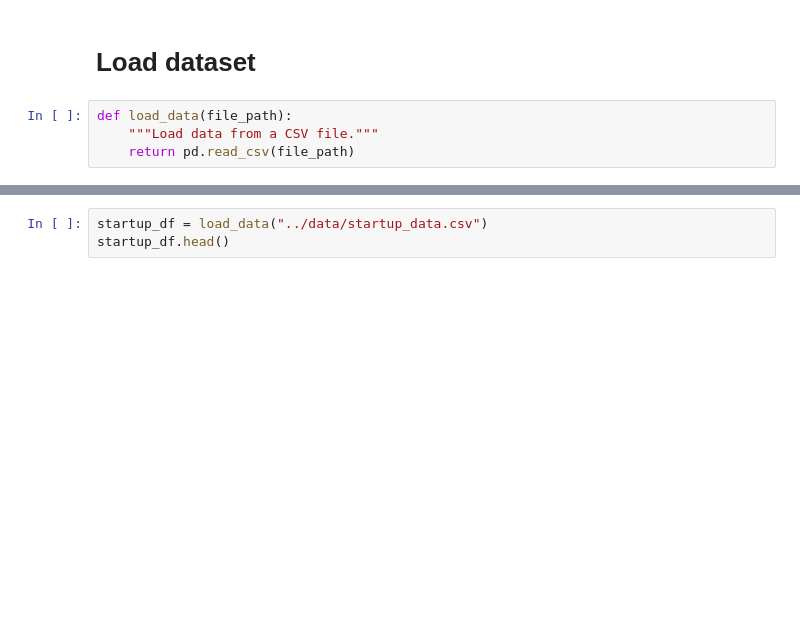
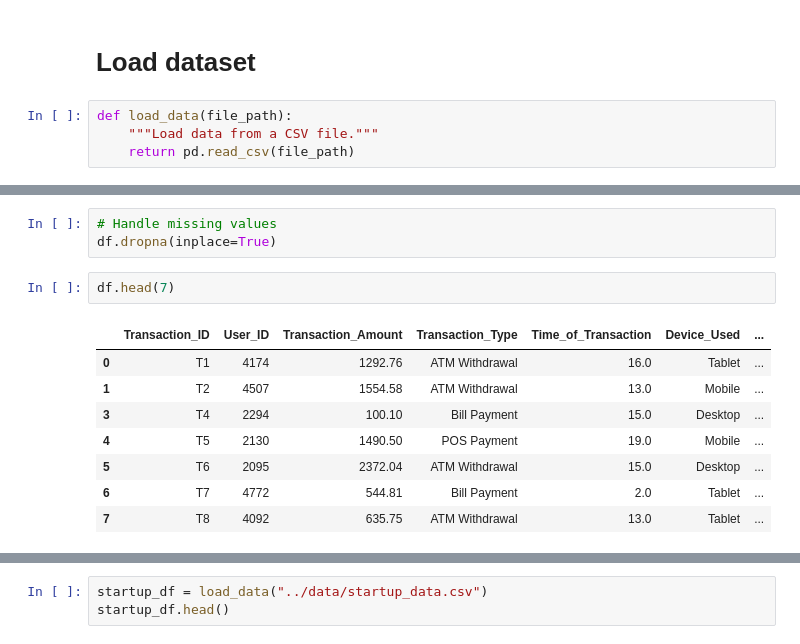
Before and after one commit to Mipjeiger/Fintech-ml-engineer-LLM-RAG-langchain-FAISS, a Jupyter notebook: notebooks/01_eda.ipynb, the cells around one changed output, grey strips where cells are left out. Cells and saved outputs as stored; diff of their text form; blank space fills up the shorter version.

```diff
--- a/notebooks/01_eda.ipynb
+++ b/notebooks/01_eda.ipynb
@@ -40,3 +25,17 @@ df.fillna(df.median())
+# %%
+# Handle missing values
+df.dropna(inplace=True)
+# %%
+df.head(7)
+# %% [output]
+|  | Transaction_ID | User_ID | Transaction_Amount | Transaction_Type | Time_of_Transaction | Device_Used | ... |
+| 0 | T1 | 4174 | 1292.76 | ATM Withdrawal | 16.0 | Tablet | ... |
+| 1 | T2 | 4507 | 1554.58 | ATM Withdrawal | 13.0 | Mobile | ... |
+| 3 | T4 | 2294 | 100.10 | Bill Payment | 15.0 | Desktop | ... |
+| 4 | T5 | 2130 | 1490.50 | POS Payment | 19.0 | Mobile | ... |
+| 5 | T6 | 2095 | 2372.04 | ATM Withdrawal | 15.0 | Desktop | ... |
+| 6 | T7 | 4772 | 544.81 | Bill Payment | 2.0 | Tablet | ... |
+| 7 | T8 | 4092 | 635.75 | ATM Withdrawal | 13.0 | Tablet | ... |
 # %%
 df.describe()
 # %% [output]
```
Also changed, not shown: parts of 10 cells of this notebook, 22 other files.
